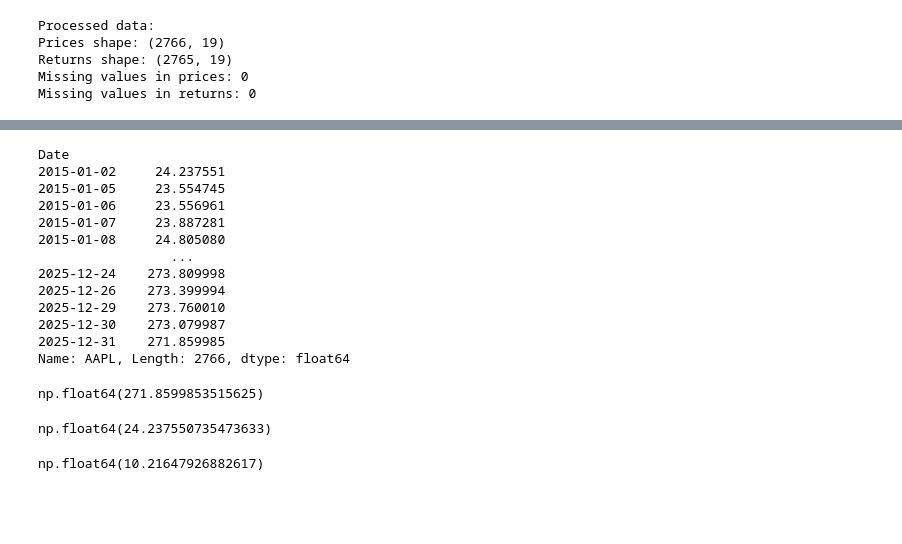
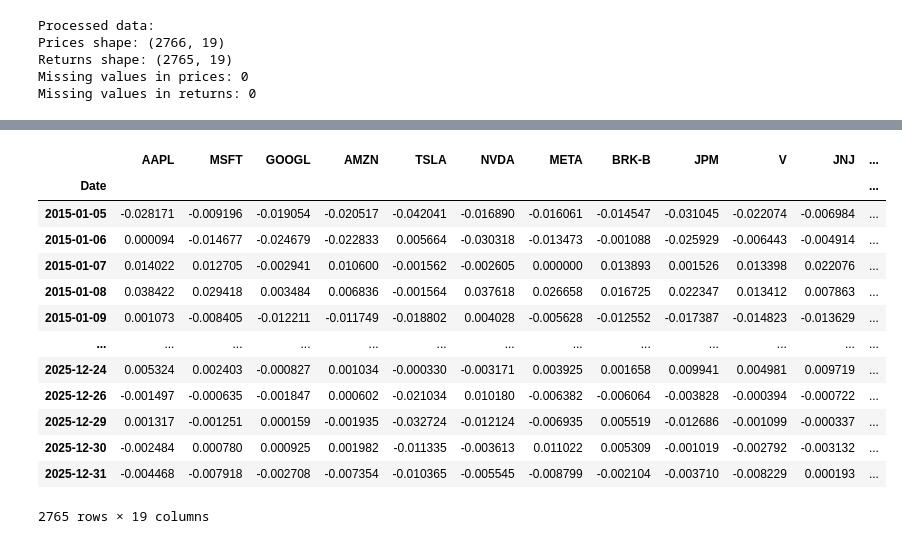
Before and after one commit to m-crr/Portfolio-Optimisation, a Jupyter notebook: Notebooks/data_collection.ipynb, the cells around one changed output, grey strips where cells are left out. Saved outputs shown, nothing was run; the diff lists cells and outputs as text; code cells hidden in the pictures; blank space fills up the shorter version.

```diff
--- a/Notebooks/data_collection.ipynb
+++ b/Notebooks/data_collection.ipynb
@@ -256,31 +245,17 @@ prices
-# %%
-prices["AAPL"]
-# %% [output]
-Date
-2015-01-02     24.237551
-2015-01-05     23.554745
-2015-01-06     23.556961
-2015-01-07     23.887281
-2015-01-08     24.805080
-                 ...
-2025-12-24    273.809998
-2025-12-26    273.399994
-2025-12-29    273.760010
-2025-12-30    273.079987
-2025-12-31    271.859985
-Name: AAPL, Length: 2766, dtype: float64
-# %%
-prices["AAPL"].iloc[-1]
-# %% [output]
-np.float64(271.8599853515625)
-# %%
-prices["AAPL"].iloc[0]
-# %% [output]
-np.float64(24.237550735473633)
-# %%
-current_price = prices["AAPL"].iloc[-1]
-start_price = prices["AAPL"].iloc[0]
-total_return = (current_price - start_price) / start_price
-total_return
-# %% [output]
-np.float64(10.21647926882617)
+# %%
+returns
+# %% [output]
+|  | AAPL | MSFT | GOOGL | AMZN | TSLA | NVDA | META | BRK-B | JPM | V | JNJ | ... |
+| Date |  |  |  |  |  |  |  |  |  |  |  | ... |
+| 2015-01-05 | -0.028171 | -0.009196 | -0.019054 | -0.020517 | -0.042041 | -0.016890 | -0.016061 | -0.014547 | -0.031045 | -0.022074 | -0.006984 | ... |
+| 2015-01-06 | 0.000094 | -0.014677 | -0.024679 | -0.022833 | 0.005664 | -0.030318 | -0.013473 | -0.001088 | -0.025929 | -0.006443 | -0.004914 | ... |
+| 2015-01-07 | 0.014022 | 0.012705 | -0.002941 | 0.010600 | -0.001562 | -0.002605 | 0.000000 | 0.013893 | 0.001526 | 0.013398 | 0.022076 | ... |
+| 2015-01-08 | 0.038422 | 0.029418 | 0.003484 | 0.006836 | -0.001564 | 0.037618 | 0.026658 | 0.016725 | 0.022347 | 0.013412 | 0.007863 | ... |
+| 2015-01-09 | 0.001073 | -0.008405 | -0.012211 | -0.011749 | -0.018802 | 0.004028 | -0.005628 | -0.012552 | -0.017387 | -0.014823 | -0.013629 | ... |
+| ... | ... | ... | ... | ... | ... | ... | ... | ... | ... | ... | ... | ... |
+| 2025-12-24 | 0.005324 | 0.002403 | -0.000827 | 0.001034 | -0.000330 | -0.003171 | 0.003925 | 0.001658 | 0.009941 | 0.004981 | 0.009719 | ... |
+| 2025-12-26 | -0.001497 | -0.000635 | -0.001847 | 0.000602 | -0.021034 | 0.010180 | -0.006382 | -0.006064 | -0.003828 | -0.000394 | -0.000722 | ... |
+| 2025-12-29 | 0.001317 | -0.001251 | 0.000159 | -0.001935 | -0.032724 | -0.012124 | -0.006935 | 0.005519 | -0.012686 | -0.001099 | -0.000337 | ... |
+| 2025-12-30 | -0.002484 | 0.000780 | 0.000925 | 0.001982 | -0.011335 | -0.003613 | 0.011022 | 0.005309 | -0.001019 | -0.002792 | -0.003132 | ... |
+| 2025-12-31 | -0.004468 | -0.007918 | -0.002708 | -0.007354 | -0.010365 | -0.005545 | -0.008799 | -0.002104 | -0.003710 | -0.008229 | 0.000193 | ... |
+2765 rows × 19 columns
```
Also changed, not shown: parts of 12 cells of this notebook.
